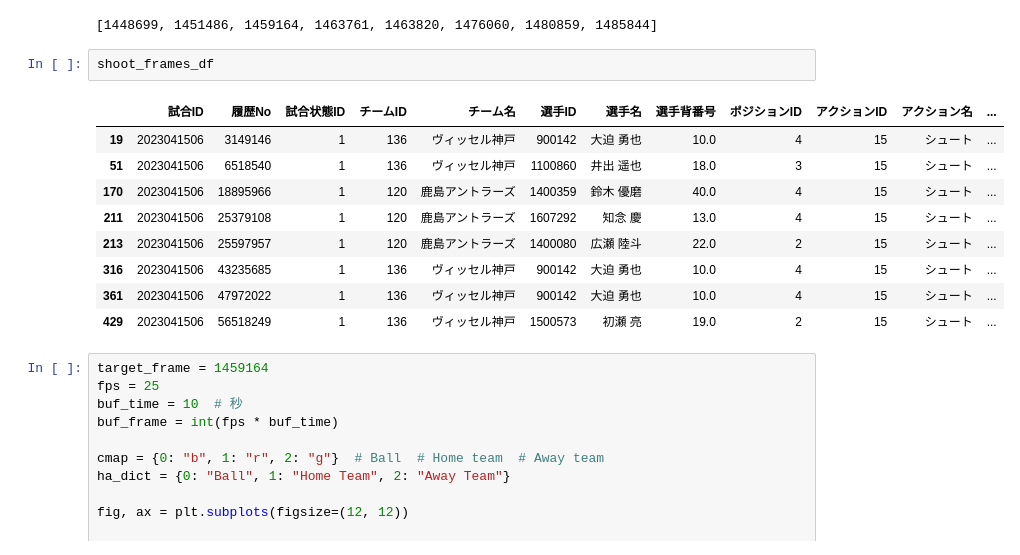
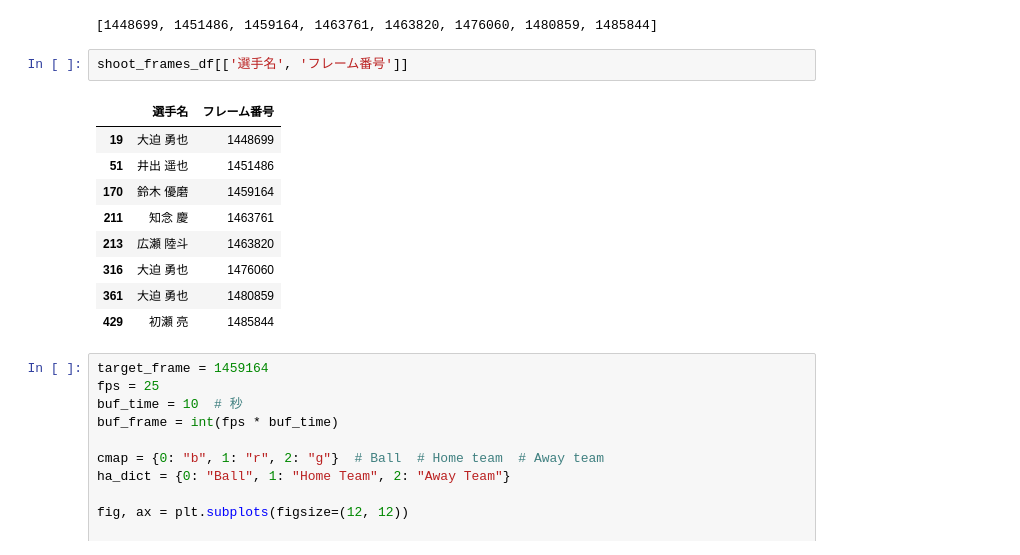
Before and after one commit to rakawanegan/pbl-ssc_with_gfootball, a Jupyter notebook: notebooks/input_analysis.ipynb, the cells around one changed output. Drawn from its saved outputs; the diff is of its cells as text.

```diff
--- a/notebooks/input_analysis.ipynb
+++ b/notebooks/input_analysis.ipynb
@@ -292,17 +292,17 @@ shoot_frames
 # %% [output]
 [1448699, 1451486, 1459164, 1463761, 1463820, 1476060, 1480859, 1485844]
 # %%
-shoot_frames_df
+shoot_frames_df[['選手名', 'フレーム番号']]
 # %% [output]
-|  | 試合ID | 履歴No | 試合状態ID | チームID | チーム名 | 選手ID | 選手名 | 選手背番号 | ポジションID | アクションID | アクション名 | ... |
-| 19 | 2023041506 | 3149146 | 1 | 136 | ヴィッセル神戸 | 900142 | 大迫 勇也 | 10.0 | 4 | 15 | シュート | ... |
-| 51 | 2023041506 | 6518540 | 1 | 136 | ヴィッセル神戸 | 1100860 | 井出 遥也 | 18.0 | 3 | 15 | シュート | ... |
-| 170 | 2023041506 | 18895966 | 1 | 120 | 鹿島アントラーズ | 1400359 | 鈴木 優磨 | 40.0 | 4 | 15 | シュート | ... |
-| 211 | 2023041506 | 25379108 | 1 | 120 | 鹿島アントラーズ | 1607292 | 知念 慶 | 13.0 | 4 | 15 | シュート | ... |
-| 213 | 2023041506 | 25597957 | 1 | 120 | 鹿島アントラーズ | 1400080 | 広瀬 陸斗 | 22.0 | 2 | 15 | シュート | ... |
-| 316 | 2023041506 | 43235685 | 1 | 136 | ヴィッセル神戸 | 900142 | 大迫 勇也 | 10.0 | 4 | 15 | シュート | ... |
-| 361 | 2023041506 | 47972022 | 1 | 136 | ヴィッセル神戸 | 900142 | 大迫 勇也 | 10.0 | 4 | 15 | シュート | ... |
-| 429 | 2023041506 | 56518249 | 1 | 136 | ヴィッセル神戸 | 1500573 | 初瀬 亮 | 19.0 | 2 | 15 | シュート | ... |
+|  | 選手名 | フレーム番号 |
+| 19 | 大迫 勇也 | 1448699 |
+| 51 | 井出 遥也 | 1451486 |
+| 170 | 鈴木 優磨 | 1459164 |
+| 211 | 知念 慶 | 1463761 |
+| 213 | 広瀬 陸斗 | 1463820 |
+| 316 | 大迫 勇也 | 1476060 |
+| 361 | 大迫 勇也 | 1480859 |
+| 429 | 初瀬 亮 | 1485844 |
 # %%
 target_frame = 1459164
 fps = 25
```
Also changed, not shown: parts of 3 cells of this notebook, 57 other files.
